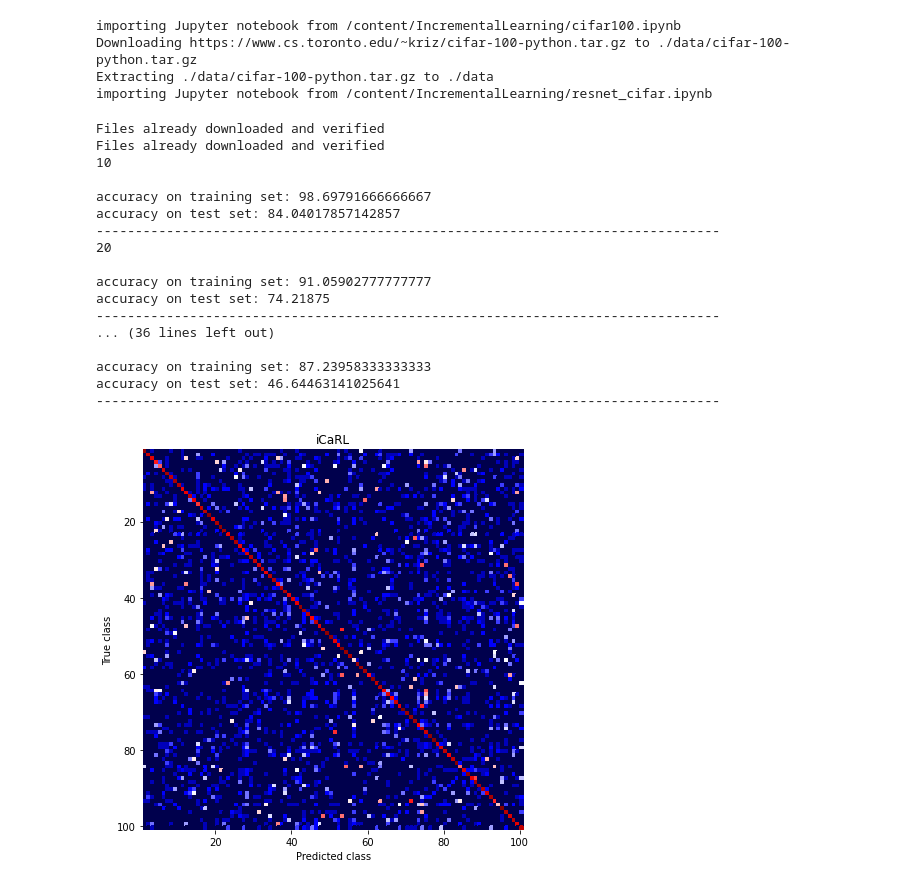
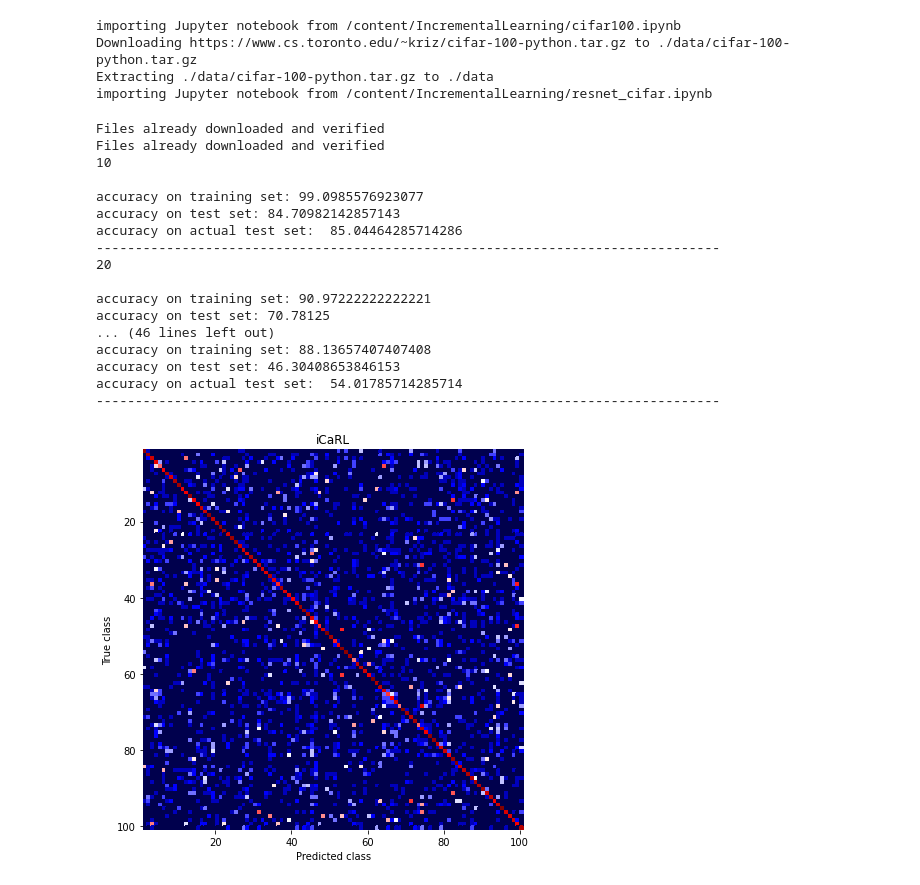
Before and after one commit to alessandronicolini/Incremental-Learning, a Jupyter notebook: iCarl_nme.ipynb, the cells around one changed output. Cells and saved outputs as stored; diff of their text form; code cells hidden in the pictures.

```diff
--- a/iCarl_nme.ipynb
+++ b/iCarl_nme.ipynb
@@ -283,8 +283,13 @@ class icarl(nn.Module):
       train_dataset = Subset(self.original_training_set, train_indices[i])
       current_test_indexes += test_indices[i].tolist()
       test_dataset = Subset(self.original_test_set,current_test_indexes)
+
+      actual_test_dataset = Subset(self.original_test_set,test_indices[i])
+
       self.trainloader = DataLoader(train_dataset, batch_size=self.batch_size, shuffle=True, num_workers=4, drop_last=True)
       self.testloader = DataLoader(test_dataset, batch_size=self.batch_size, shuffle=True, num_workers=4, drop_last=True)
+      self.actualtestloader = DataLoader(actual_test_dataset, batch_size=self.batch_size, shuffle=False, num_workers=4, drop_last=True)
+
       self.train()
       self.update_parameters()
       self.classes_seen += 10
@@ -337,6 +342,7 @@ class icarl(nn.Module):
       # print('accuracy on test set:', self.__accuracy_on(self.testloader,self,self.diz))
       current_test_acc = self.__accuracy_nme(self.testloader, self, last_test)
       print('accuracy on test set:', 100*current_test_acc)
+      print('accuracy on actual test set: ', 100*self.__accuracy_nme(self.actualtestloader, self))
       print('-' * 80)
       test_acc.append(current_test_acc)
 
@@ -347,24 +353,24 @@ class icarl(nn.Module):
     with open('iCaRL_'+str(self.randomseed)+"_testacc", 'wb') as file:
       pickle.dump(test_acc, file, protocol=pickle.HIGHEST_PROTOCOL)
 # %%
-model = icarl(randomseed=203).cuda()
+model = icarl(randomseed=7).cuda()
 model.training_model()
 # %% [output]
 Files already downloaded and verified
 Files already downloaded and verified
 10
 
-accuracy on training set: 98.69791666666667
-accuracy on test set: 84.04017857142857
+accuracy on training set: 99.0985576923077
+accuracy on test set: 84.70982142857143
+accuracy on actual test set:  85.04464285714286
 --------------------------------------------------------------------------------
 20
 
-accuracy on training set: 91.05902777777777
-accuracy on test set: 74.21875
+accuracy on training set: 90.97222222222221
+accuracy on test set: 70.78125
+... (46 lines left out)
+accuracy on training set: 88.13657407407408
+accuracy on test set: 46.30408653846153
+accuracy on actual test set:  54.01785714285714
 --------------------------------------------------------------------------------
-... (36 lines left out)
-
-accuracy on training set: 87.23958333333333
-accuracy on test set: 46.64463141025641
---------------------------------------------------------------------------------
-[figure, old version]
+[figure, new version]
```
Also changed, not shown: parts of 1 cell of this notebook.
